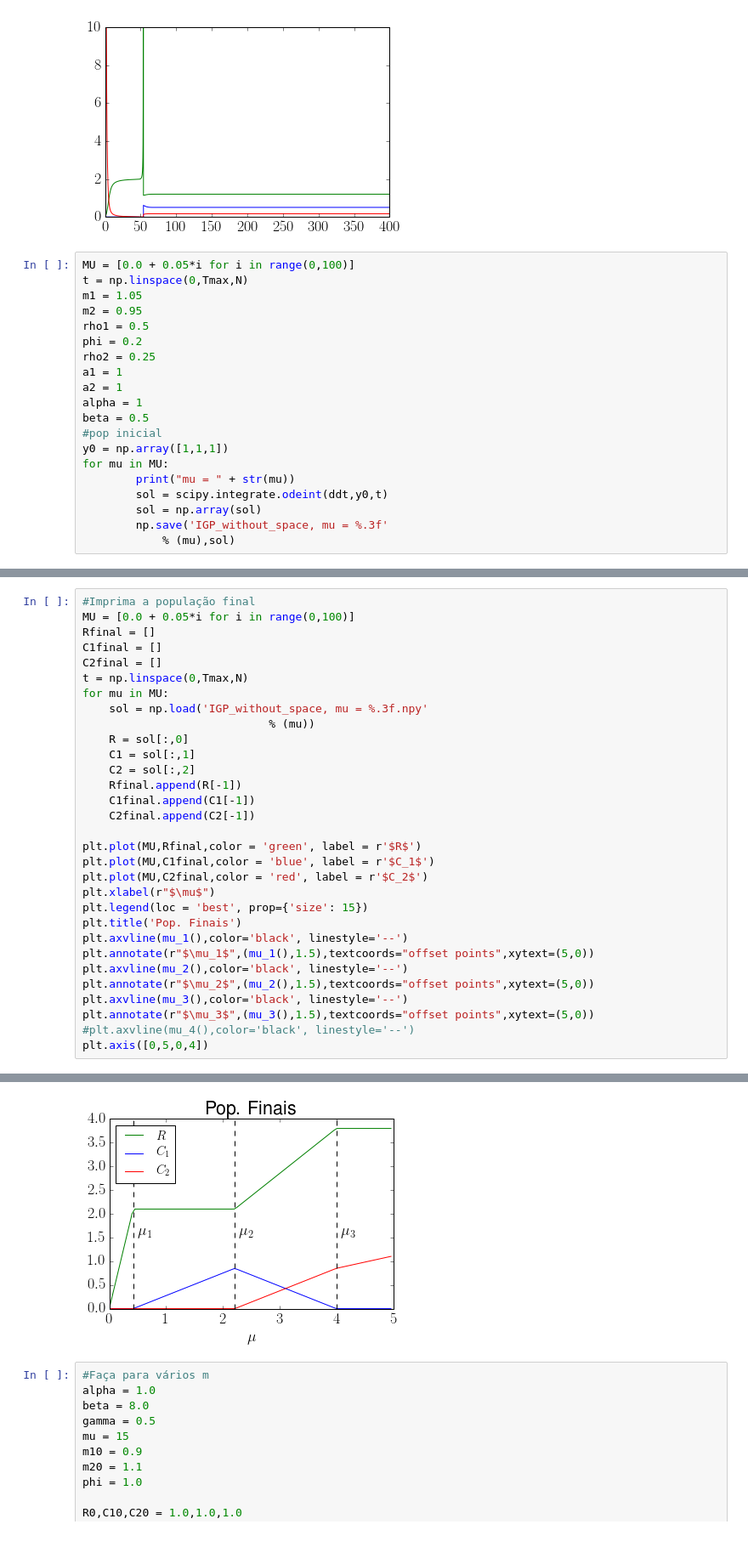
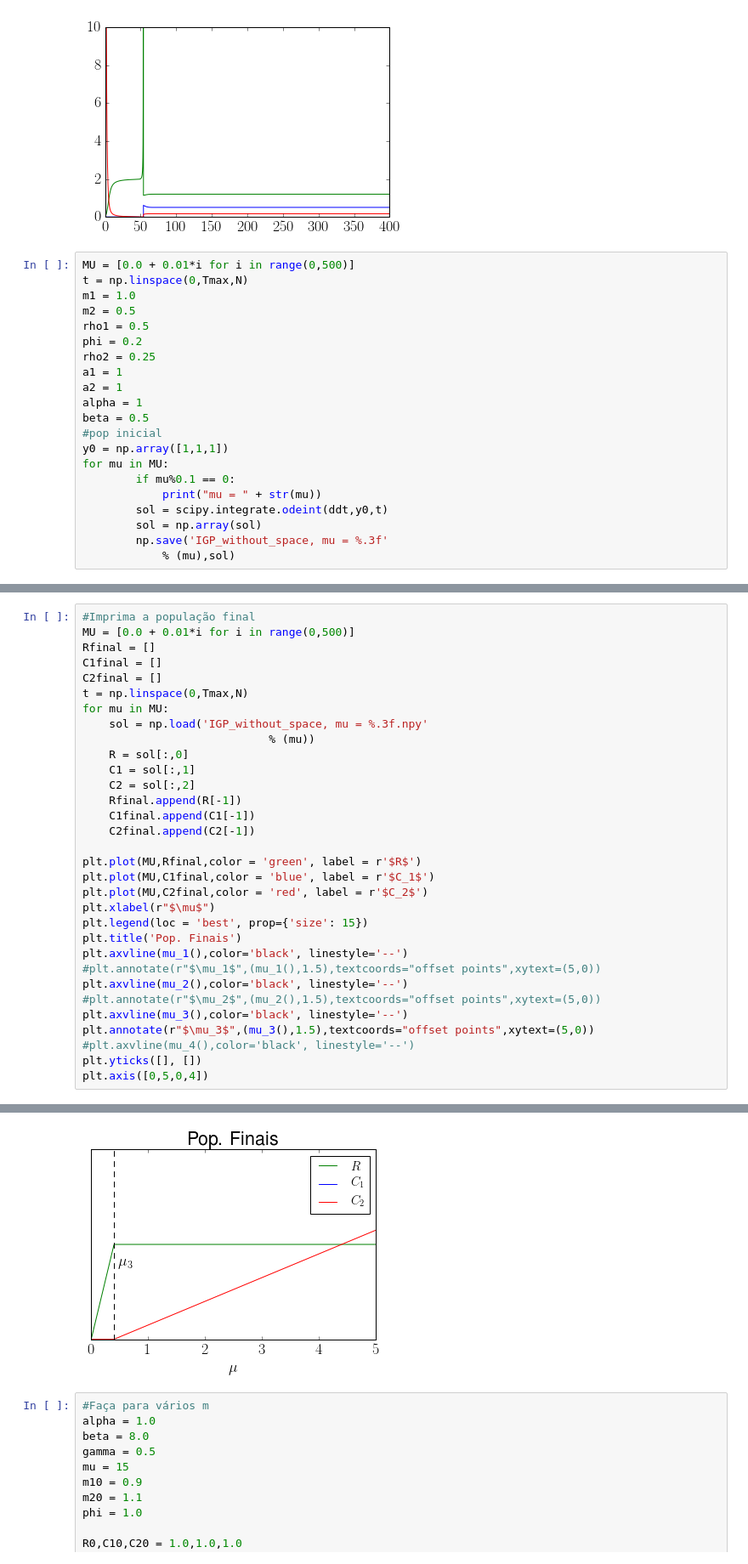
Before and after one commit to reand705/IGP, a Jupyter notebook: IGP_without_space.ipynb, the cells around one changed output, grey strips where cells are left out. Shown at 85% size. Cells and saved outputs as stored; diff of their text form.

```diff
--- a/IGP_without_space.ipynb
+++ b/IGP_without_space.ipynb
@@ -111,10 +111,10 @@ plt.axis([0,400,0,10])
 [0, 400, 0, 10]
 [figure]
 # %%
-MU = [0.0 + 0.05*i for i in range(0,100)]
+MU = [0.0 + 0.01*i for i in range(0,500)]
 t = np.linspace(0,Tmax,N)
-m1 = 1.05
-m2 = 0.95
+m1 = 1.0
+m2 = 0.5
 rho1 = 0.5
 phi = 0.2
 rho2 = 0.25
@@ -125,7 +125,8 @@ beta = 0.5
 #pop inicial
 y0 = np.array([1,1,1])
 for mu in MU:
-        print("mu = " + str(mu))
+        if mu%0.1 == 0:
+            print("mu = " + str(mu))
         sol = scipy.integrate.odeint(ddt,y0,t)
         sol = np.array(sol)
         np.save('IGP_without_space, mu = %.3f'
@@ -151,37 +142,38 @@ mu = 4.95
 # %%
 #Imprima a população final
-MU = [0.0 + 0.05*i for i in range(0,100)]
+MU = [0.0 + 0.01*i for i in range(0,500)]
 Rfinal = []
 C1final = []
 C2final = []
 t = np.linspace(0,Tmax,N)
 for mu in MU:
     sol = np.load('IGP_without_space, mu = %.3f.npy'
                             % (mu))
     R = sol[:,0]
     C1 = sol[:,1]
     C2 = sol[:,2]
     Rfinal.append(R[-1])
     C1final.append(C1[-1])
     C2final.append(C2[-1])
 
 plt.plot(MU,Rfinal,color = 'green', label = r'$R$')
 plt.plot(MU,C1final,color = 'blue', label = r'$C_1$')
 plt.plot(MU,C2final,color = 'red', label = r'$C_2$')
 plt.xlabel(r"$\mu$")
 plt.legend(loc = 'best', prop={'size': 15})
 plt.title('Pop. Finais')
 plt.axvline(mu_1(),color='black', linestyle='--')
-plt.annotate(r"$\mu_1$",(mu_1(),1.5),textcoords="offset points",xytext=(5,0))
+#plt.annotate(r"$\mu_1$",(mu_1(),1.5),textcoords="offset points",xytext=(5,0))
 plt.axvline(mu_2(),color='black', linestyle='--')
-plt.annotate(r"$\mu_2$",(mu_2(),1.5),textcoords="offset points",xytext=(5,0))
+#plt.annotate(r"$\mu_2$",(mu_2(),1.5),textcoords="offset points",xytext=(5,0))
 plt.axvline(mu_3(),color='black', linestyle='--')
 plt.annotate(r"$\mu_3$",(mu_3(),1.5),textcoords="offset points",xytext=(5,0))
 #plt.axvline(mu_4(),color='black', linestyle='--')
+plt.yticks([], [])
 plt.axis([0,5,0,4])
 # %% [output]
 [0, 5, 0, 4]
-[figure, old version]
+[figure, new version]
 # %%
 #Faça para vários m
 alpha = 1.0
```
Also changed, not shown: parts of 1 cell of this notebook.
